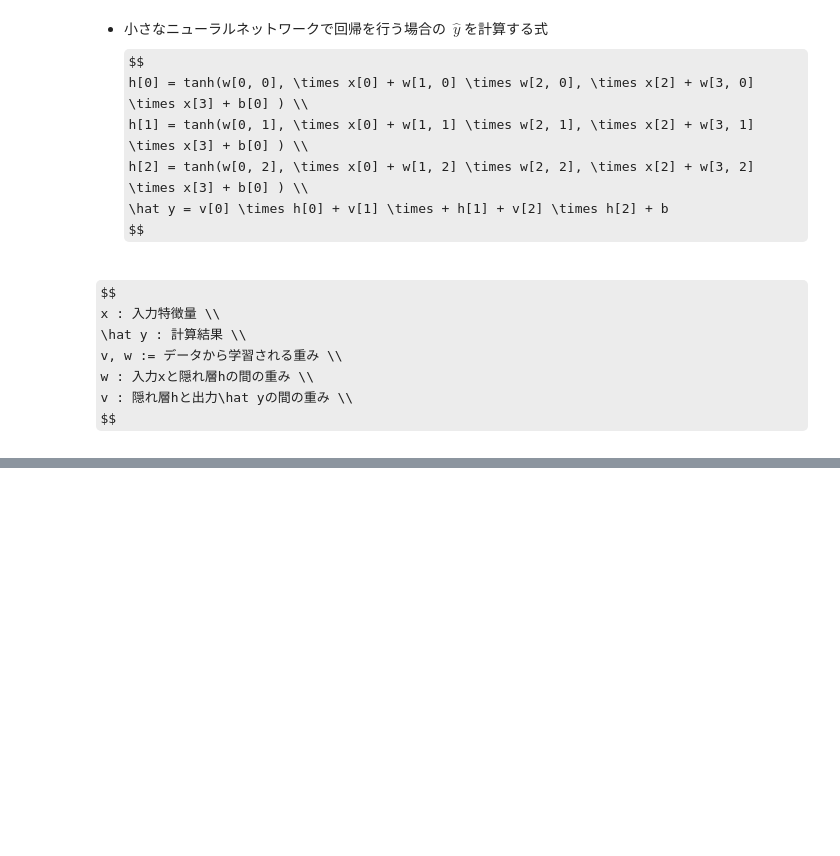
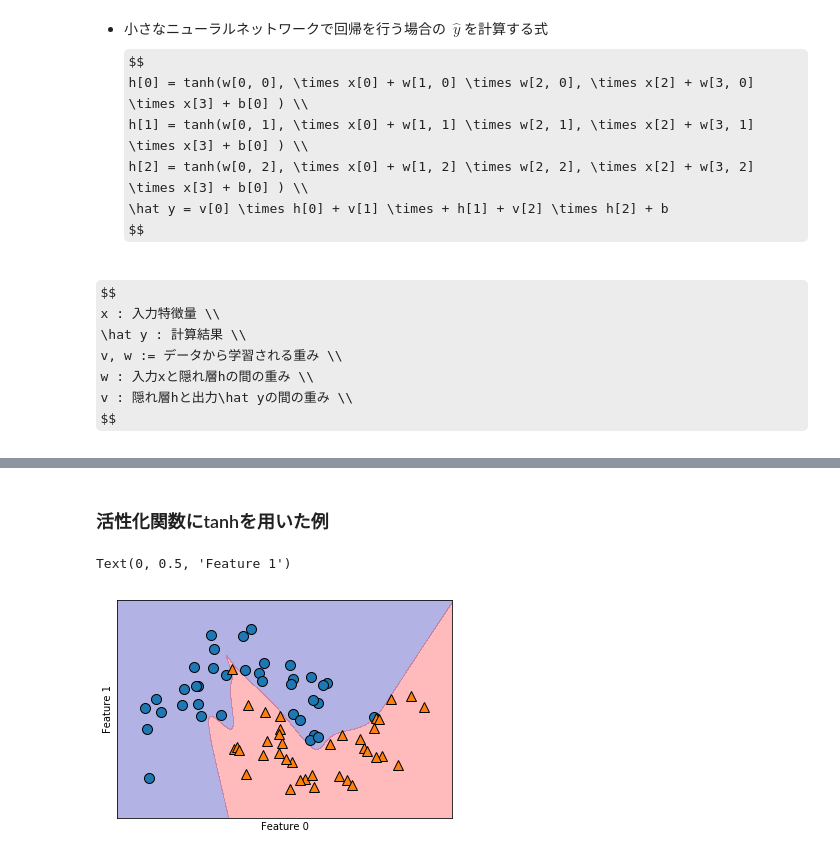
Before and after one commit to kyata/introduction_to_ml_with_python, a Jupyter notebook: chapter2_3_8.ipynb, the cells around one changed output, grey strips where cells are left out. Cells and saved outputs as stored; diff of their text form; code cells hidden in the pictures; some formulas as TeX source; blank space fills up the shorter version.

```diff
--- a/chapter2_3_8.ipynb
+++ b/chapter2_3_8.ipynb
@@ -133,0 +176,18 @@ NameError: ignored
+# %% [markdown]
+### 活性化関数にtanhを用いた例
+# %%
+# HIddenLayer : 10Unit * 2Layer
+# Activation Function : tanh
+
+mlp = MLPClassifier(solver='lbfgs', activation='tanh',
+                    random_state=0, hidden_layer_sizes=[10, 10] )
+
+mlp.fit(X_train, y_train)
+mglearn.plots.plot_2d_separator(mlp, X_train, fill=True, alpha=.3)
+mglearn.discrete_scatter(X_train[:, 0], X_train[:, 1], y_train)
+
+plt.xlabel("Feature 0")
+plt.ylabel("Feature 1")
+# %% [output]
+Text(0, 0.5, 'Feature 1')
+[figure, added]
```
Also changed, not shown: parts of 45 cells of this notebook.
